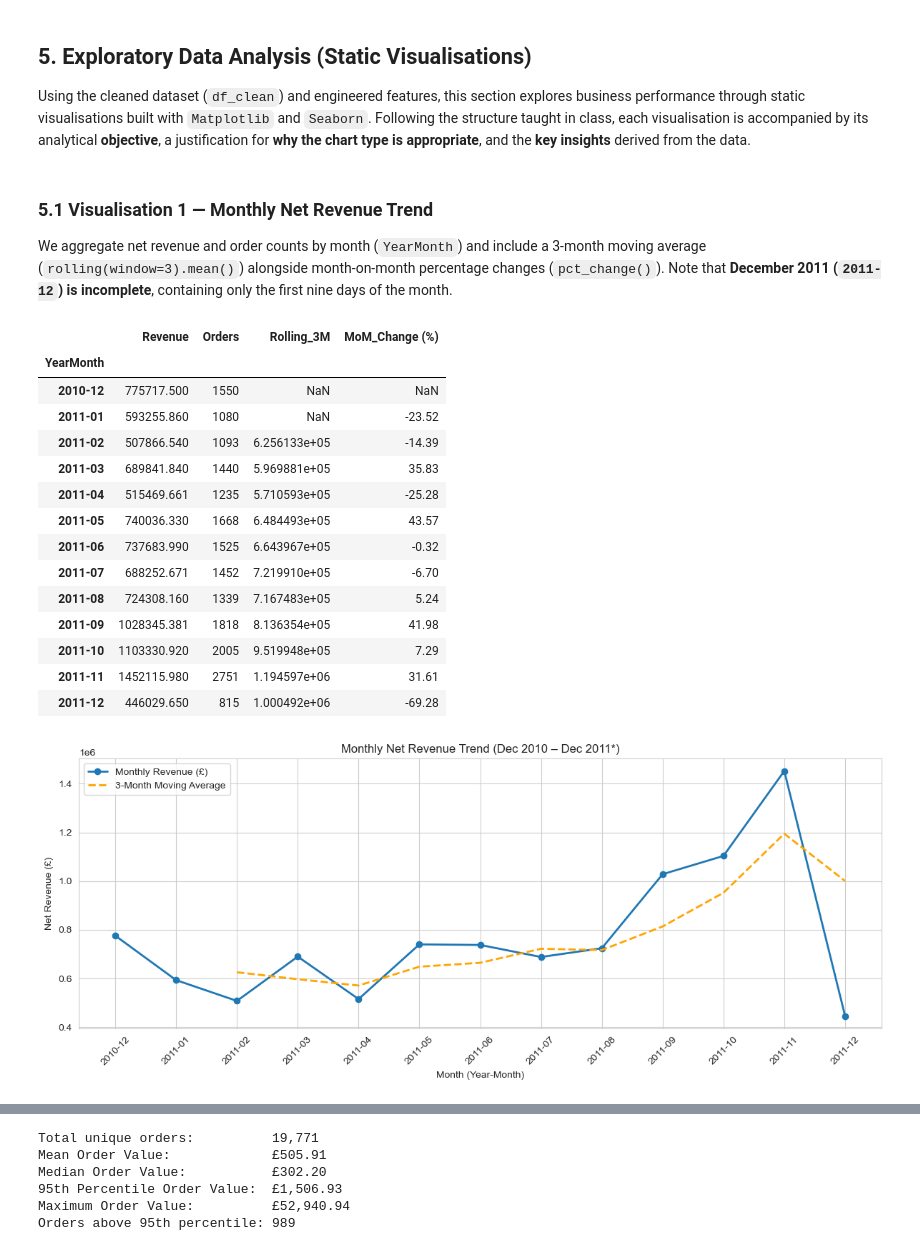
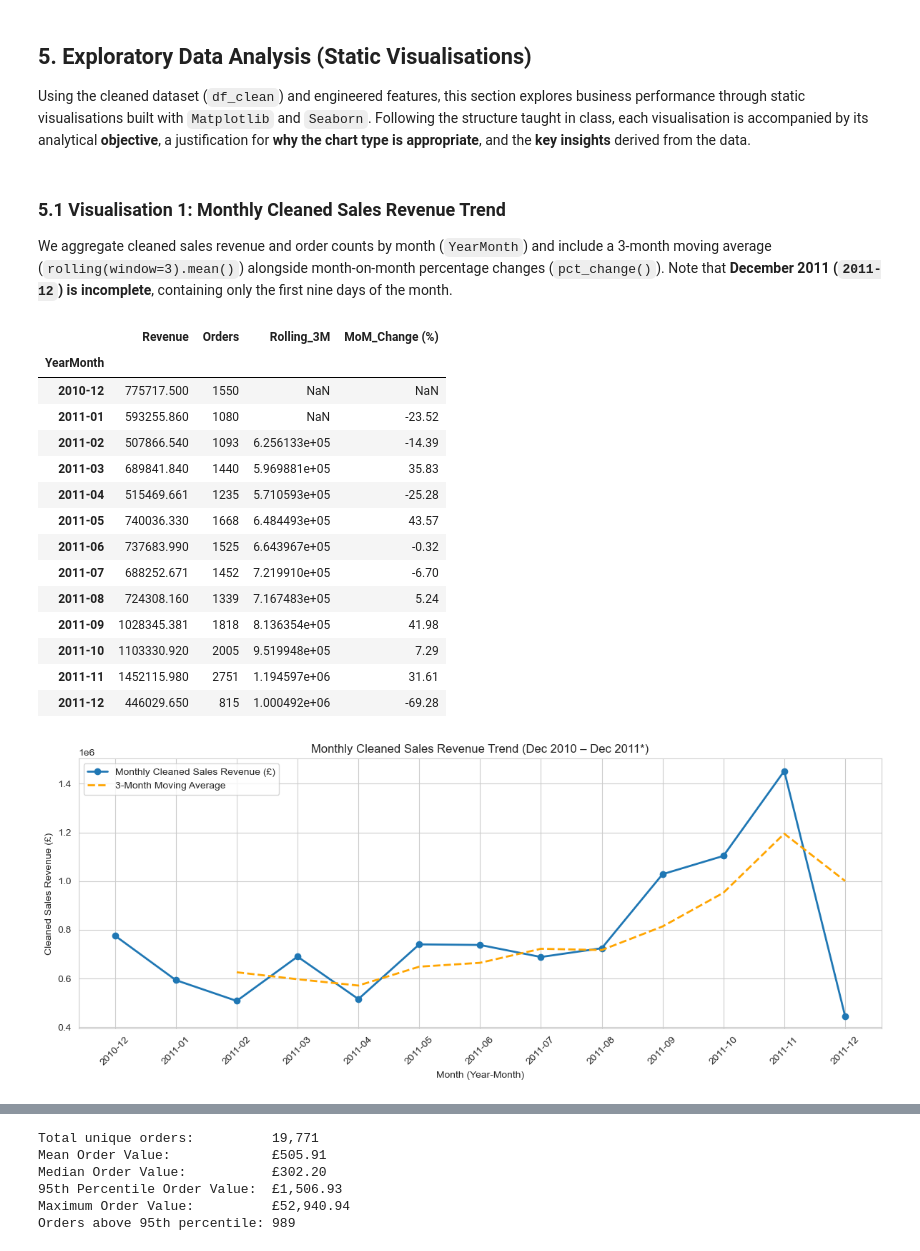
Before and after one commit to CCT-Dublin/CA2_Data_Visualisation_and_Communication_Caio_Jacob_2023168, a Jupyter notebook: CA2_Online_Retail_Analysis.ipynb, the cells around one changed output, grey strips where cells are left out. Cells and saved outputs as stored; diff of their text form; code cells hidden in the pictures.

Commit message:
refactor(notebook): refine revenue terminology, weekday averages, academic tone, and Harvard citations

```diff
--- a/CA2_Online_Retail_Analysis.ipynb
+++ b/CA2_Online_Retail_Analysis.ipynb
@@ -671,10 +669,10 @@ Overall, these derived variables establish a clean analytical foundation for the
 
 Using the cleaned dataset (`df_clean`) and engineered features, this section explores business performance through static visualisations built with `Matplotlib` and `Seaborn`. Following the structure taught in class, each visualisation is accompanied by its analytical **objective**, a justification for **why the chart type is appropriate**, and the **key insights** derived from the data.
 # %% [markdown]
-### 5.1 Visualisation 1 — Monthly Net Revenue Trend
-We aggregate net revenue and order counts by month (`YearMonth`) and include a 3-month moving average (`rolling(window=3).mean()`) alongside month-on-month percentage changes (`pct_change()`). Note that **December 2011 (`2011-12`) is incomplete**, containing only the first nine days of the month.
+### 5.1 Visualisation 1: Monthly Cleaned Sales Revenue Trend
+We aggregate cleaned sales revenue and order counts by month (`YearMonth`) and include a 3-month moving average (`rolling(window=3).mean()`) alongside month-on-month percentage changes (`pct_change()`). Note that **December 2011 (`2011-12`) is incomplete**, containing only the first nine days of the month.
 # %%
-# Aggregate monthly net revenue and unique order counts
+# Aggregate monthly cleaned sales revenue and unique order counts
 monthly_revenue = df_clean.groupby("YearMonth")["Revenue"].sum()
 monthly_orders = df_clean.groupby("YearMonth")["InvoiceNo"].nunique()
 
@@ -686,35 +684,35 @@ monthly_sales = pd.DataFrame({
 # Calculate 3-month moving average and month-on-month percentage change
 monthly_sales["Rolling_3M"] = monthly_sales["Revenue"].rolling(window=3).mean()
 monthly_sales["MoM_Change (%)"] = (monthly_sales["Revenue"].pct_change() * 100).round(2)
 
 display(monthly_sales)
 
 # Plot monthly revenue trend alongside the 3-month moving average
 plt.figure(figsize=(12, 5))
-plt.plot(monthly_sales.index, monthly_sales["Revenue"], marker="o", linewidth=2, label="Monthly Revenue (£)")
+plt.plot(monthly_sales.index, monthly_sales["Revenue"], marker="o", linewidth=2, label="Monthly Cleaned Sales Revenue (£)")
 plt.plot(monthly_sales.index, monthly_sales["Rolling_3M"], linestyle="--", linewidth=2, color="orange", label="3-Month Moving Average")
-plt.title("Monthly Net Revenue Trend (Dec 2010 – Dec 2011*)")
+plt.title("Monthly Cleaned Sales Revenue Trend (Dec 2010 – Dec 2011*)")
 plt.xlabel("Month (Year-Month)")
-plt.ylabel("Net Revenue (£)")
+plt.ylabel("Cleaned Sales Revenue (£)")
 plt.xticks(rotation=45)
 plt.legend()
 plt.tight_layout()
 plt.show()
 # %% [output]
 |  | Revenue | Orders | Rolling_3M | MoM_Change (%) |
 | YearMonth |  |  |  |  |
 | 2010-12 | 775717.500 | 1550 | NaN | NaN |
 | 2011-01 | 593255.860 | 1080 | NaN | -23.52 |
 | 2011-02 | 507866.540 | 1093 | 6.256133e+05 | -14.39 |
 | 2011-03 | 689841.840 | 1440 | 5.969881e+05 | 35.83 |
 | 2011-04 | 515469.661 | 1235 | 5.710593e+05 | -25.28 |
 | 2011-05 | 740036.330 | 1668 | 6.484493e+05 | 43.57 |
 | 2011-06 | 737683.990 | 1525 | 6.643967e+05 | -0.32 |
 | 2011-07 | 688252.671 | 1452 | 7.219910e+05 | -6.70 |
 | 2011-08 | 724308.160 | 1339 | 7.167483e+05 | 5.24 |
 | 2011-09 | 1028345.381 | 1818 | 8.136354e+05 | 41.98 |
 | 2011-10 | 1103330.920 | 2005 | 9.519948e+05 | 7.29 |
 | 2011-11 | 1452115.980 | 2751 | 1.194597e+06 | 31.61 |
 | 2011-12 | 446029.650 | 815 | 1.000492e+06 | -69.28 |
-[figure, old version]
+[figure, new version]
 # %% [markdown]
```
Also changed, not shown: parts of 33 cells of this notebook.
